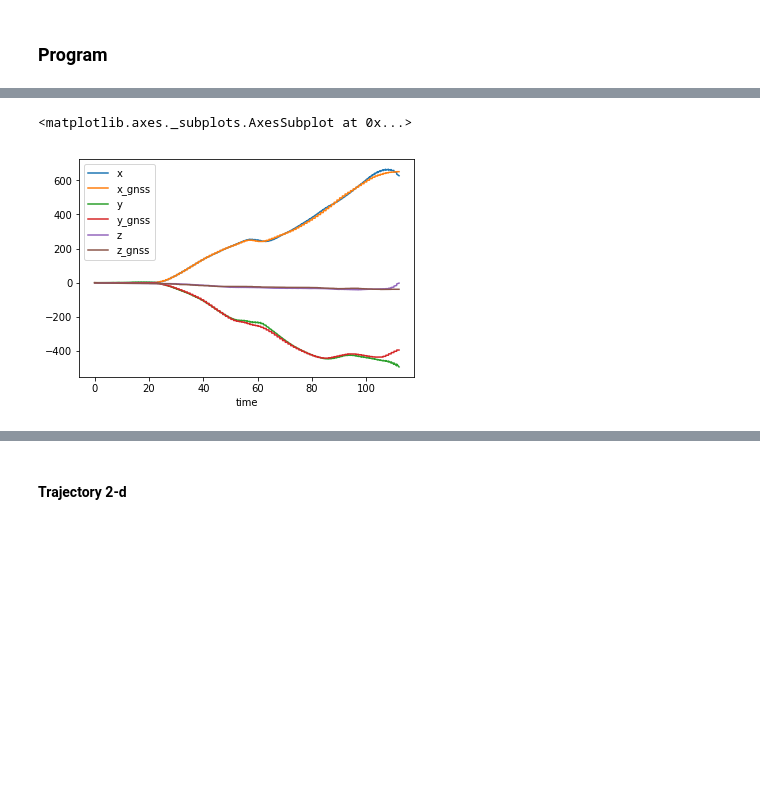
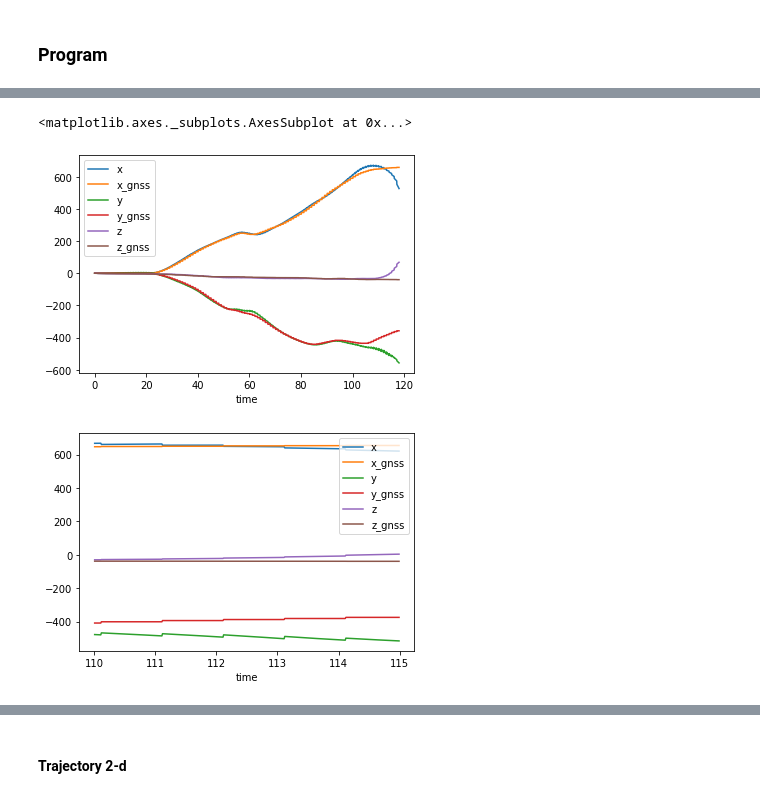
Before and after one commit to astroteo/InternationalSpaceStation-PathPlanning, a Jupyter notebook: python/KTH_tutorial_SensorFusion.ipynb, the cells around one changed output, grey strips where cells are left out. Drawn from its saved outputs; the diff is of its cells as text; code cells hidden in the pictures; blank space fills up the shorter version.

```diff
--- a/python/KTH_tutorial_SensorFusion.ipynb
+++ b/python/KTH_tutorial_SensorFusion.ipynb
@@ -595,7 +598,7 @@ class SensorData:
     def sigma_fit(self):
         print(np.cov(self.__readings))
 # %%
-accelerometer = SensorData(os.getcwd()+'/GPSaidedIMU/ACC_data.csv',"accelerometer")
+accelerometer = SensorData(os.getcwd()+'/../GPSaidedIMU/ACC_data.csv',"accelerometer")
 print(accelerometer[31])
 print(accelerometer.t(1))
 print(accelerometer.at(1))
@@ -611,6 +614,6 @@ accelerometer.plot()
 # %%
-gyroscope = SensorData(os.getcwd()+'/GPSaidedIMU/GYRO_data.csv',"gyroscope")
-gnss = SensorData(os.getcwd()+'/GPSaidedIMU/GNSS_data.csv',"gnss")
+gyroscope = SensorData(os.getcwd()+'/../GPSaidedIMU/GYRO_data.csv',"gyroscope")
+gnss = SensorData(os.getcwd()+'/../GPSaidedIMU/GNSS_data.csv',"gnss")
 
 try:
     assert(gyroscope.Ts == accelerometer.Ts )
@@ -755,9 +758,18 @@ L = np.zeros((3,6))
 Id = np.vstack((U,L))
 
 Q_1 = np.zeros((6,6))
-for i in range(Id.shape[0]):
-    for j in range(Id.shape[1]):
-        Q_1[i,j] = Id[i,j] * q1[i]
+
+#In KTH tutorial Q_1 matrix is not diagonal, can't really understand why
+Q_1_diag = True
+
+if Q_1_diag:
+    for i in range(Id.shape[0]):
+         Q_1[i,i] = q1[i]
+
+else:
+    for i in range(Id.shape[0]):
+        for j in range(Id.shape[1]):
+            Q_1[i,j] = Id[i,j] * q1[i]
 
 #Determine Q2 matrix
 q2_acc = (sigma_acc_bias**2) * np.ones((3,1))
@@ -769,6 +781,7 @@ for i in range(Id.shape[0]):
 
 
 
+
 #Set error(pos) = {bias + randomWalk} to zero
 delta_u_h = np.zeros((6,1))
 z0 = np.concatenate((np.zeros((9,1)), delta_u_h))
@@ -825,14 +837,17 @@ state = ['x','y','z','vx','vy','vz','q1','q2','q3','q4']
 u = np.concatenate((accelerometer[0],gyroscope[0])).reshape(6,1)
 
 #Init: state & buffer-state
-q_h =  np.array([0.0214 ,-0.0539,-0.3399,0.9387]).reshape(4,1)
+q_h =  np.array([0.021389314953346 ,
+                 -0.053921874279912,
+                 -0.339870882723627,
+                 0.938681368599926]).reshape(4,1)
 x_h = np.concatenate(( np.zeros((6,1)), q_h )).reshape(10,1)
 x_spn = np.zeros((t_spn,10))
 
 
 
 
-for k in range(1,t_spn)[:11200]:
+for k in range(1,t_spn)[:11800]:
 
     # Get (current) sampling time
     assert(gyroscope.t(k) == accelerometer.t(k))
@@ -947,7 +962,9 @@ df.plot(x='time', y=['x','y','z'])
 # %%
 df.plot(x='time', y=['x','x_gnss','y','y_gnss','z','z_gnss'])
+df[(df.time > 110 ) & (df.time < 115)].plot(x='time', y=['x','x_gnss','y','y_gnss','z','z_gnss'])
 # %% [output]
 <matplotlib.axes._subplots.AxesSubplot at 0x...>
-[figure, old version]
+[figure, new version]
+[figure, added]
 # %%
 df.plot(x='time', y=[q for q in df.columns if "q" in q])
```
Also changed, not shown: parts of 18 cells of this notebook, 11 other files.
